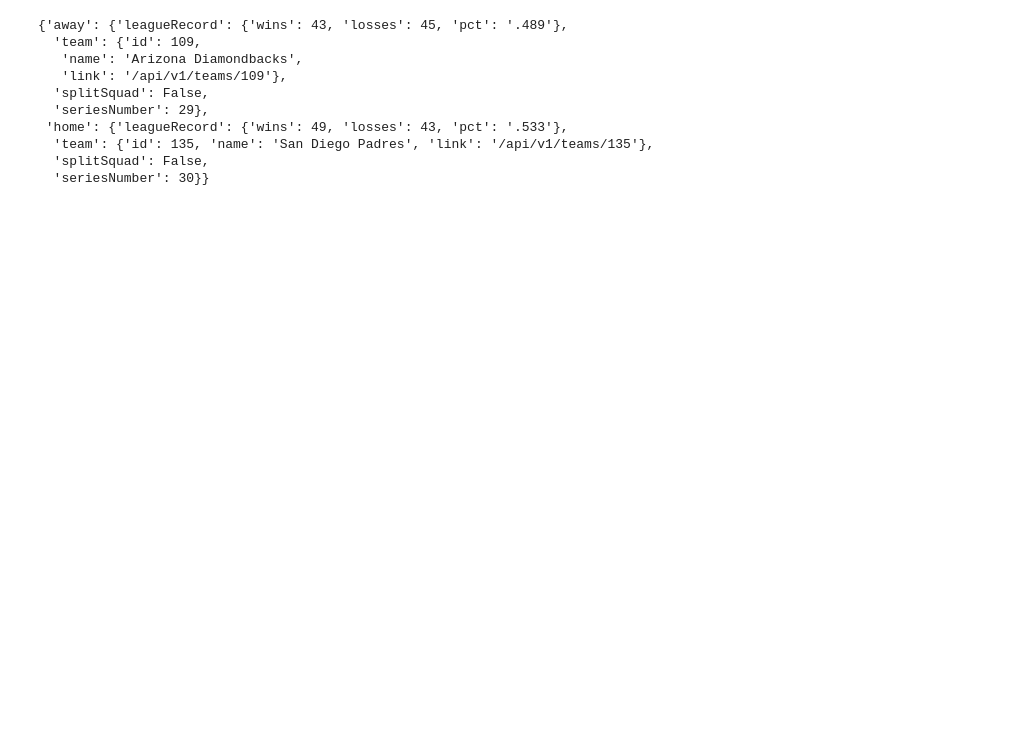
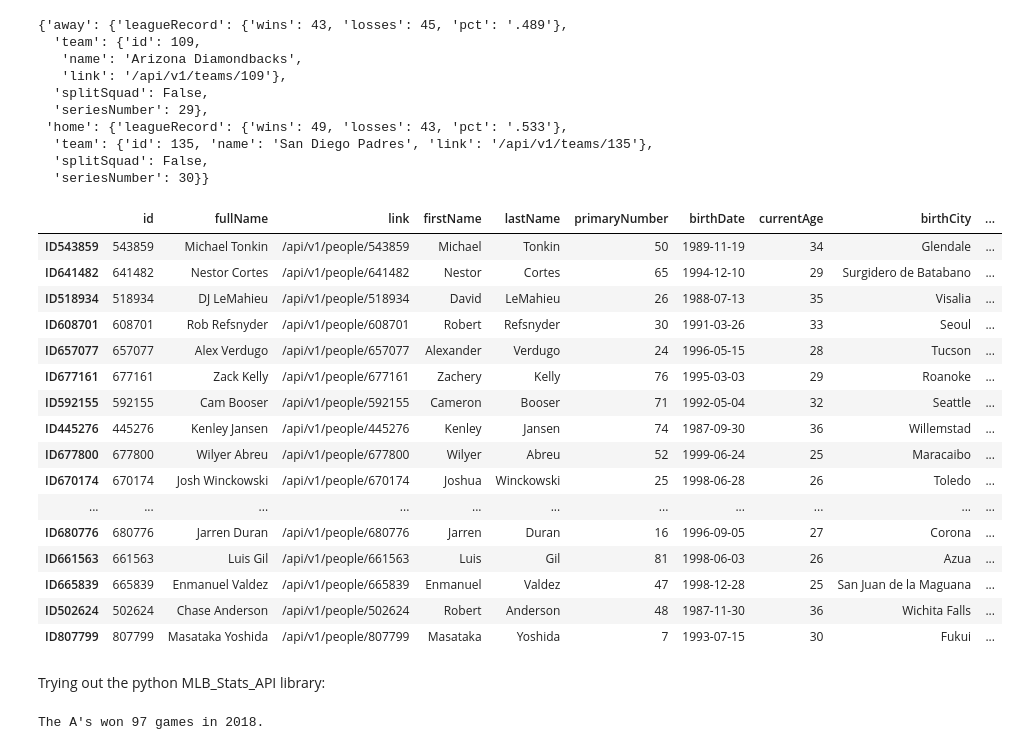
Before and after one commit to ztblick/baseball-data, a Jupyter notebook: test.ipynb, the cells around one changed output. Saved outputs shown, nothing was run; the diff lists cells and outputs as text; code cells hidden in the pictures; blank space fills up the shorter version.

Commit message:
Learned how to integrate statsapi python library

```diff
--- a/test.ipynb
+++ b/test.ipynb
@@ -76,3 +70,30 @@ df.loc[14,'teams']
   'team': {'id': 135, 'name': 'San Diego Padres', 'link': '/api/v1/teams/135'},
   'splitSquad': False,
   'seriesNumber': 30}}
+# %%
+# Getting the players from today's first game:
+HOST = 'https://statsapi.mlb.com'
+url = HOST + df.loc[0,'link']
+r = requests.get(url=url).json()
+player_df = pd.DataFrame(r['gameData']['players'])
+player_df.T
+# %% [output]
+|  | id | fullName | link | firstName | lastName | primaryNumber | birthDate | currentAge | birthCity | ... |
+| ID543859 | 543859 | Michael Tonkin | /api/v1/people/543859 | Michael | Tonkin | 50 | 1989-11-19 | 34 | Glendale | ... |
+| ID641482 | 641482 | Nestor Cortes | /api/v1/people/641482 | Nestor | Cortes | 65 | 1994-12-10 | 29 | Surgidero de Batabano | ... |
+| ID518934 | 518934 | DJ LeMahieu | /api/v1/people/518934 | David | LeMahieu | 26 | 1988-07-13 | 35 | Visalia | ... |
+| ID608701 | 608701 | Rob Refsnyder | /api/v1/people/608701 | Robert | Refsnyder | 30 | 1991-03-26 | 33 | Seoul | ... |
+| ID657077 | 657077 | Alex Verdugo | /api/v1/people/657077 | Alexander | Verdugo | 24 | 1996-05-15 | 28 | Tucson | ... |
+| ID677161 | 677161 | Zack Kelly | /api/v1/people/677161 | Zachery | Kelly | 76 | 1995-03-03 | 29 | Roanoke | ... |
+| ID592155 | 592155 | Cam Booser | /api/v1/people/592155 | Cameron | Booser | 71 | 1992-05-04 | 32 | Seattle | ... |
+| ID445276 | 445276 | Kenley Jansen | /api/v1/people/445276 | Kenley | Jansen | 74 | 1987-09-30 | 36 | Willemstad | ... |
+| ID677800 | 677800 | Wilyer Abreu | /api/v1/people/677800 | Wilyer | Abreu | 52 | 1999-06-24 | 25 | Maracaibo | ... |
+| ID670174 | 670174 | Josh Winckowski | /api/v1/people/670174 | Joshua | Winckowski | 25 | 1998-06-28 | 26 | Toledo | ... |
+| ... | ... | ... | ... | ... | ... | ... | ... | ... | ... | ... |
+| ID680776 | 680776 | Jarren Duran | /api/v1/people/680776 | Jarren | Duran | 16 | 1996-09-05 | 27 | Corona | ... |
+| ID661563 | 661563 | Luis Gil | /api/v1/people/661563 | Luis | Gil | 81 | 1998-06-03 | 26 | Azua | ... |
+| ID665839 | 665839 | Enmanuel Valdez | /api/v1/people/665839 | Enmanuel | Valdez | 47 | 1998-12-28 | 25 | San Juan de la Maguana | ... |
+| ID502624 | 502624 | Chase Anderson | /api/v1/people/502624 | Robert | Anderson | 48 | 1987-11-30 | 36 | Wichita Falls | ... |
+| ID807799 | 807799 | Masataka Yoshida | /api/v1/people/807799 | Masataka | Yoshida | 7 | 1993-07-15 | 30 | Fukui | ... |
+# %% [markdown]
+Trying out the python MLB_Stats_API library:
@@ -78,0 +102,4 @@ df.loc[14,'teams']
+# %%
+print('The A\'s won %s games in 2018.' % sum(1 for x in statsapi.schedule(team=133,start_date='03/29/2018',end_date='12/31/2018') if x.get('winning_team','')=='Oakland Athletics'))
+# %% [output]
+The A's won 97 games in 2018.
```
Also changed, not shown: parts of 5 cells of this notebook.
